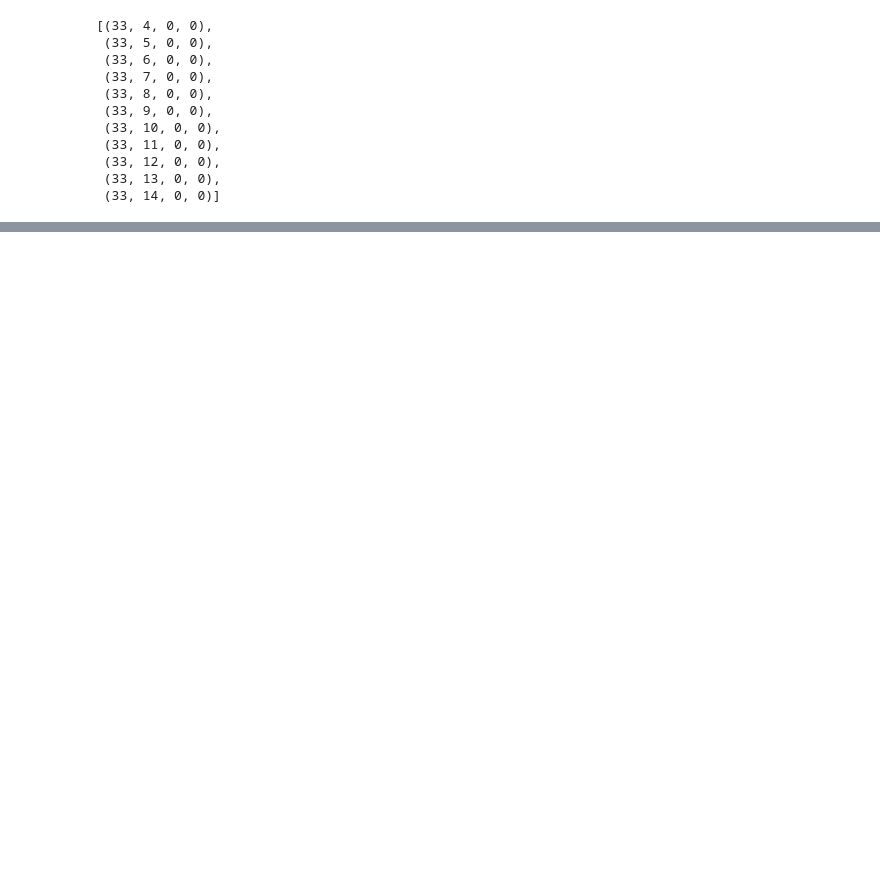
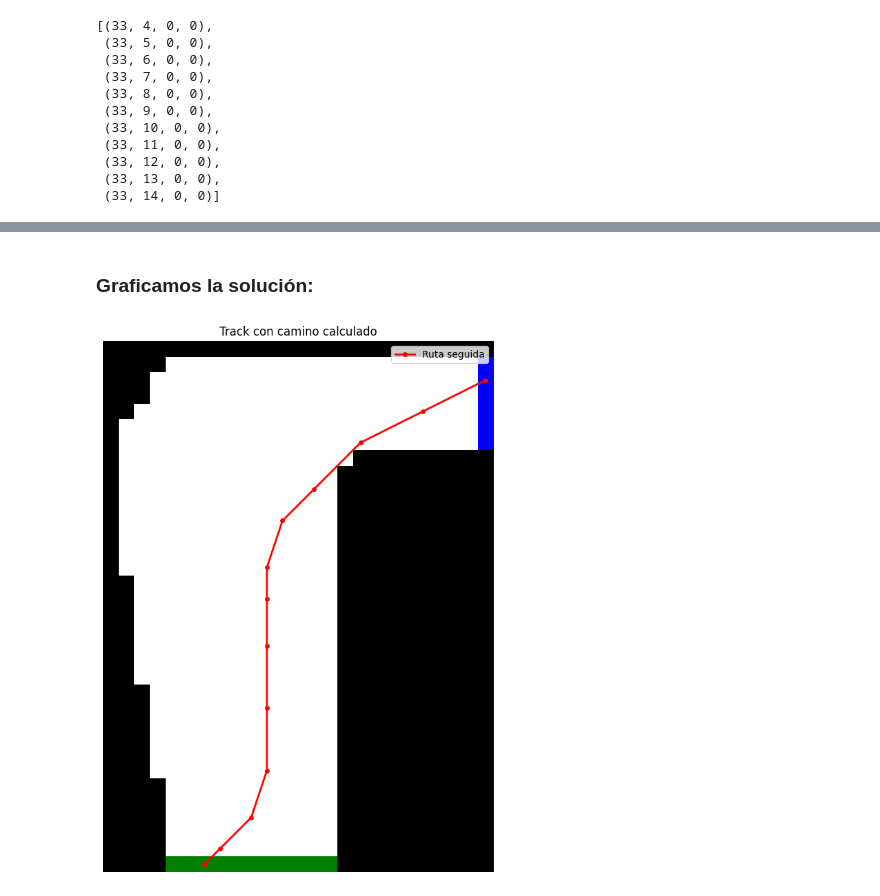
Before and after one commit to llorenscapotorres/Reinforcement-Learning, a Jupyter notebook: Monte_Carlo_Methods/monte_carlo_lab.ipynb, the cells around one changed output, grey strips where cells are left out. Saved outputs shown, nothing was run; the diff lists cells and outputs as text; code cells hidden in the pictures; blank space fills up the shorter version.

Commit message:
Plotting the solution for the racetrack problem

```diff
--- a/Monte_Carlo_Methods/monte_carlo_lab.ipynb
+++ b/Monte_Carlo_Methods/monte_carlo_lab.ipynb
@@ -611,0 +555,12 @@ KeyError: (2, 24, 3, 2)
+# %%
+state = (33, 6, 0, 0)
+path = [(state[0], state[1])]
+while True:
+    try:
+        act_x, act_y = target_policy[state]
+        vel_x = act_x + state[2]
+        vel_y = act_y + state[3]
+        state = (state[0] - vel_y, state[1] + vel_x, vel_x, vel_y)
+        path.append((state[0], state[1]))
+    except KeyError:
+        break
@@ -611,0 +583,32 @@ KeyError: (2, 24, 3, 2)
+# %% [markdown]
+### Graficamos la solución:
+# %%
+import matplotlib.pyplot as plt
+import matplotlib.colors as mcolors
+
+# Crear un mapa de colores para los valores de la pista
+cmap = mcolors.ListedColormap(['black', 'white', 'green', 'blue'])
+bounds = [-0.5, 0.5, 1.5, 2.5, 3.5]
+norm = mcolors.BoundaryNorm(bounds, cmap.N)
+
+# Mostrar el track
+plt.figure(figsize=(10, 10))
+plt.imshow(track, cmap=cmap, norm=norm)
+
+# Extraer las coordenadas x (columnas) e y (filas) del camino
+path_rows, path_cols = zip(*path)
+
+# Superponer el camino con otro color (por ejemplo, rojo)
+plt.plot(path_cols, path_rows, color='red', linewidth=2, marker='o', markersize=4, label="Ruta seguida")
+
+# Invertir eje y para que se vea como en la matriz (fila 0 arriba)
+plt.gca()
+
+# Opcional: mostrar leyenda y título
+plt.title("Track con camino calculado")
+plt.legend()
+plt.grid(False)
+plt.axis('off')  # quitar ejes si prefieres visual limpio
+plt.show()
+# %% [output]
+[figure, added]
```
Also changed, not shown: parts of 19 cells of this notebook.
